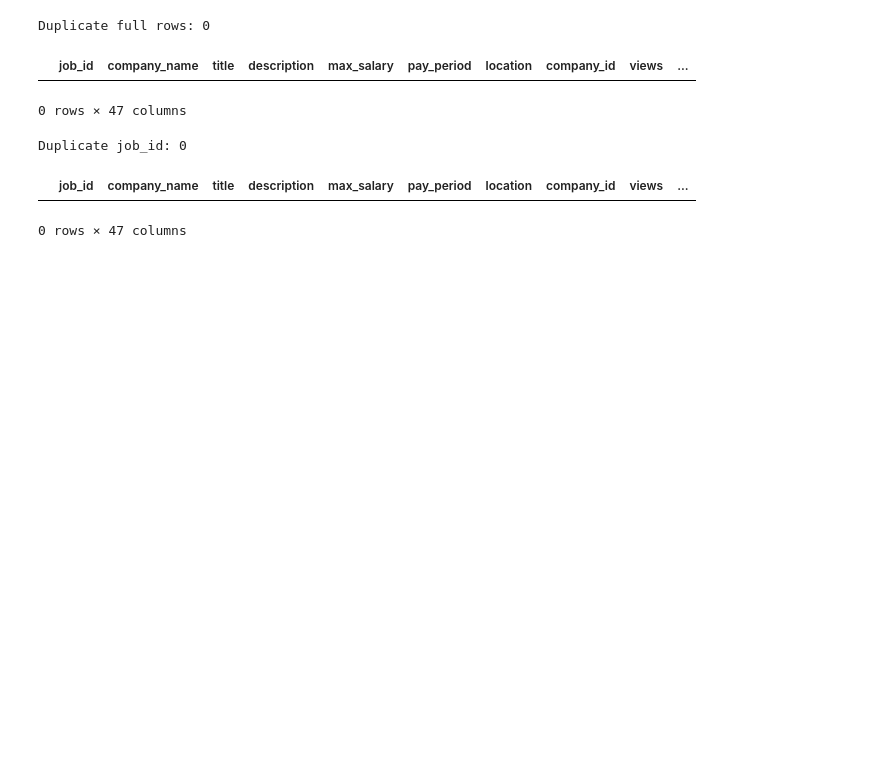
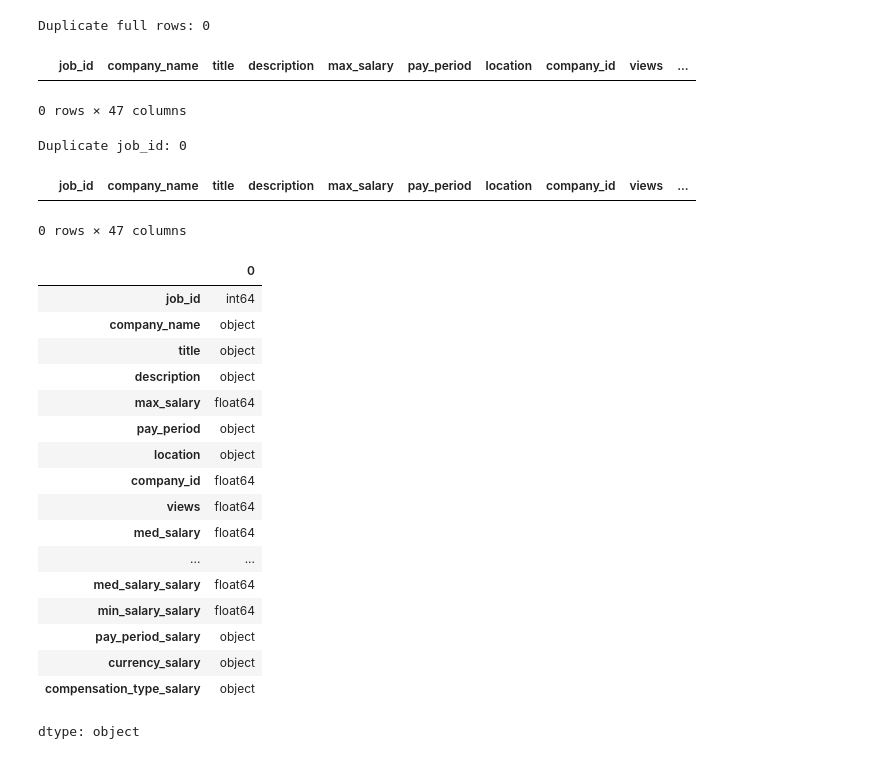
Before and after one commit to abduyea/Career-Trends-Analyzer, a Jupyter notebook: notebooks/data_cleaning_and_preprocessing.ipynb, the cells around one changed output. Saved outputs shown, nothing was run; the diff lists cells and outputs as text; code cells hidden in the pictures; blank space fills up the shorter version.

```diff
--- a/notebooks/data_cleaning_and_preprocessing.ipynb
+++ b/notebooks/data_cleaning_and_preprocessing.ipynb
@@ -200,3 +200,24 @@ Duplicate full rows: 0
 Duplicate job_id: 0
 |  | job_id | company_name | title | description | max_salary | pay_period | location | company_id | views | ... |
 0 rows × 47 columns
+# %%
+df.dtypes
+# %% [output]
+|  | 0 |
+| job_id | int64 |
+| company_name | object |
+| title | object |
+| description | object |
+| max_salary | float64 |
+| pay_period | object |
+| location | object |
+| company_id | float64 |
+| views | float64 |
+| med_salary | float64 |
+| ... | ... |
+| med_salary_salary | float64 |
+| min_salary_salary | float64 |
+| pay_period_salary | object |
+| currency_salary | object |
+| compensation_type_salary | object |
+dtype: object
```
Also changed, not shown: parts of 9 cells of this notebook.
